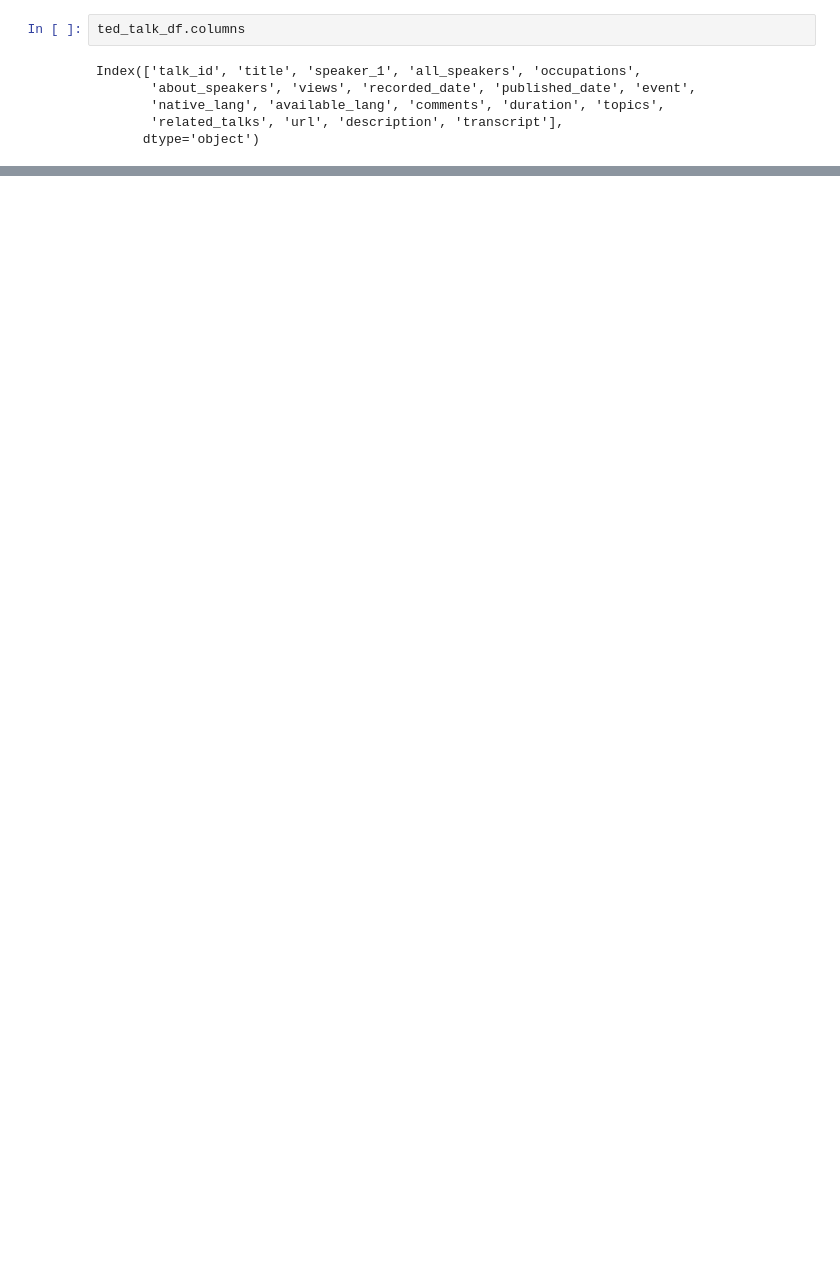
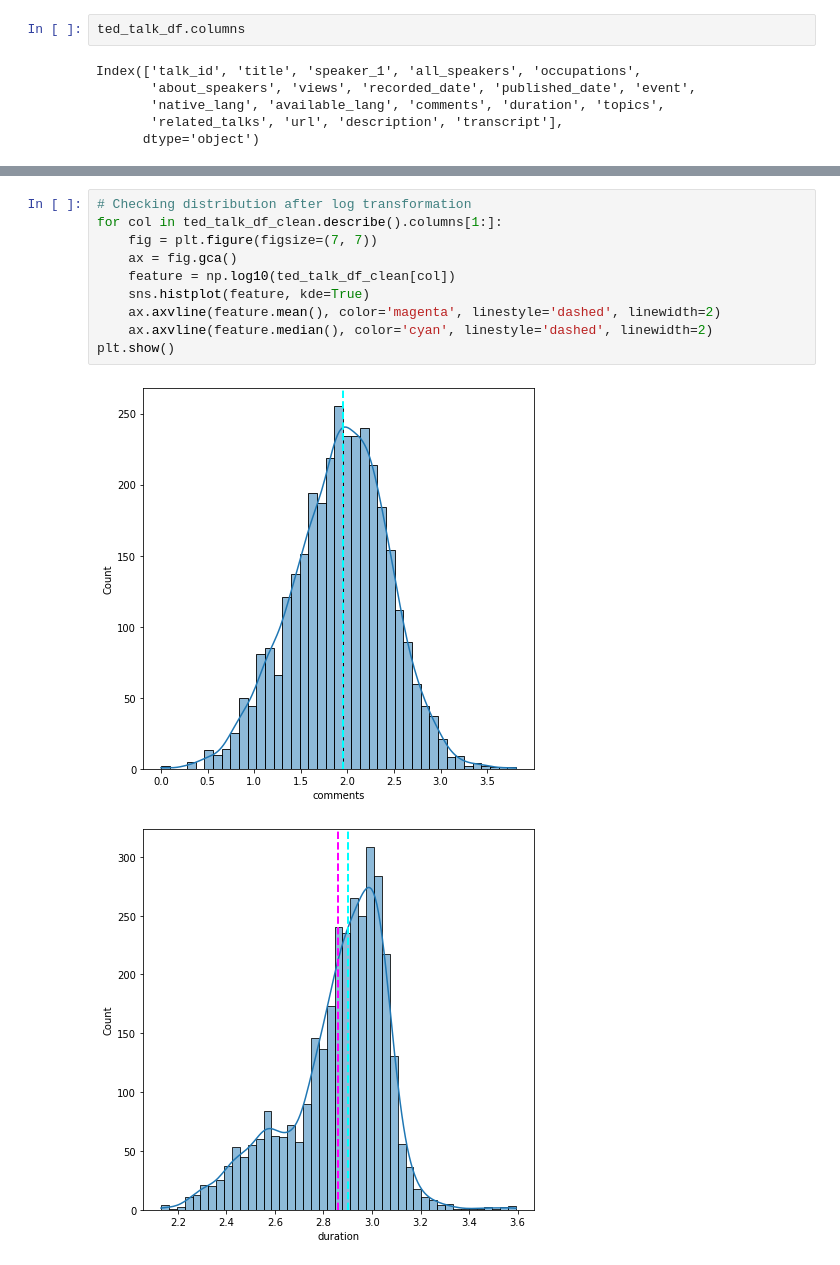
Before and after one commit to prabirdeb/Ted-Talk-Views-Prediction, a Jupyter notebook: Ted_Talk_Views_Prediction.ipynb, the cells around one changed output, grey strips where cells are left out. Cells and saved outputs as stored; diff of their text form; blank space fills up the shorter version.

```diff
--- a/Ted_Talk_Views_Prediction.ipynb
+++ b/Ted_Talk_Views_Prediction.ipynb
@@ -207,0 +410,13 @@ While, we are finding out the **general formula** from the experiences, we shoul
+# %%
+# Checking distribution after log transformation
+for col in ted_talk_df_clean.describe().columns[1:]:
+    fig = plt.figure(figsize=(7, 7))
+    ax = fig.gca()
+    feature = np.log10(ted_talk_df_clean[col])
+    sns.histplot(feature, kde=True)
+    ax.axvline(feature.mean(), color='magenta', linestyle='dashed', linewidth=2)
+    ax.axvline(feature.median(), color='cyan', linestyle='dashed', linewidth=2)
+plt.show()
+# %% [output]
+[figure, added]
+[figure, added]
```
Also changed, not shown: parts of 89 cells of this notebook.
